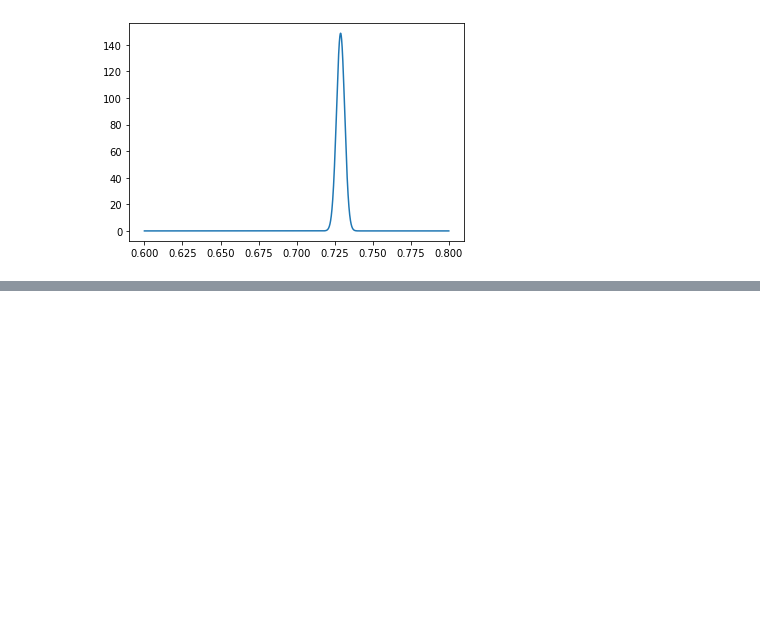
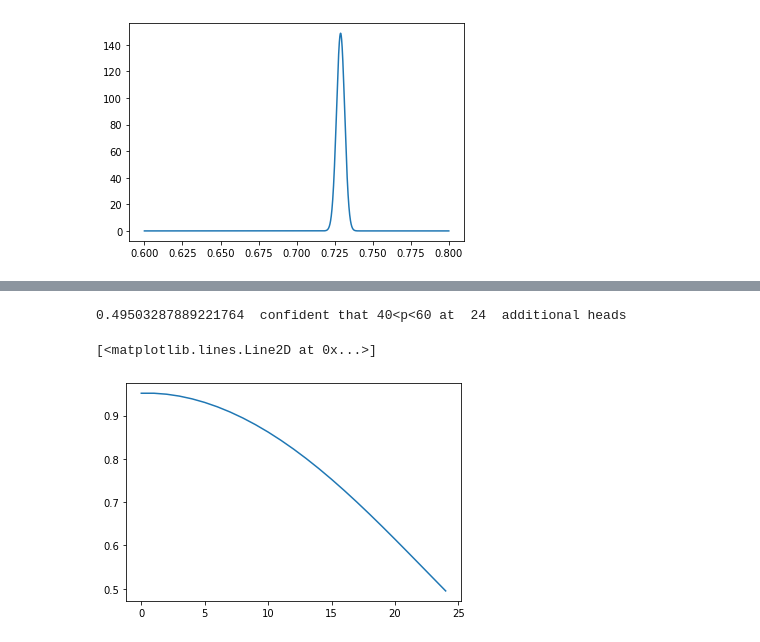
Before and after one commit to ctarrington/try-colab, a Jupyter notebook: beta_multiplication.ipynb, the cells around one changed output, grey strips where cells are left out. Saved outputs shown, nothing was run; the diff lists cells and outputs as text; code cells hidden in the pictures; blank space fills up the shorter version.

```diff
--- a/beta_multiplication.ipynb
+++ b/beta_multiplication.ipynb
@@ -133,0 +179,22 @@ plot(some_points, product_rv.pdf(some_points))
+# %%
+heads = 48
+tails = 48
+additional_heads = 0
+
+done = False
+probabilities = []
+while (done != True):
+  cdf_40_60 = beta.cdf([0.4, 0.6], heads + additional_heads, tails)
+  probability_40_60 = cdf_40_60[1] - cdf_40_60[0]
+  if (probability_40_60 <= 0.5):
+    print(probability_40_60,' confident that 40<p<60 at ', additional_heads, ' additional heads')
+    done = True
+
+  probabilities.append(probability_40_60)
+  additional_heads = additional_heads + 1
+
+plot(range(0, additional_heads), probabilities)
+# %% [output]
+0.49503287889221764  confident that 40<p<60 at  24  additional heads
+[<matplotlib.lines.Line2D at 0x...>]
+[figure, added]
```
Also changed, not shown: parts of 7 cells of this notebook.
